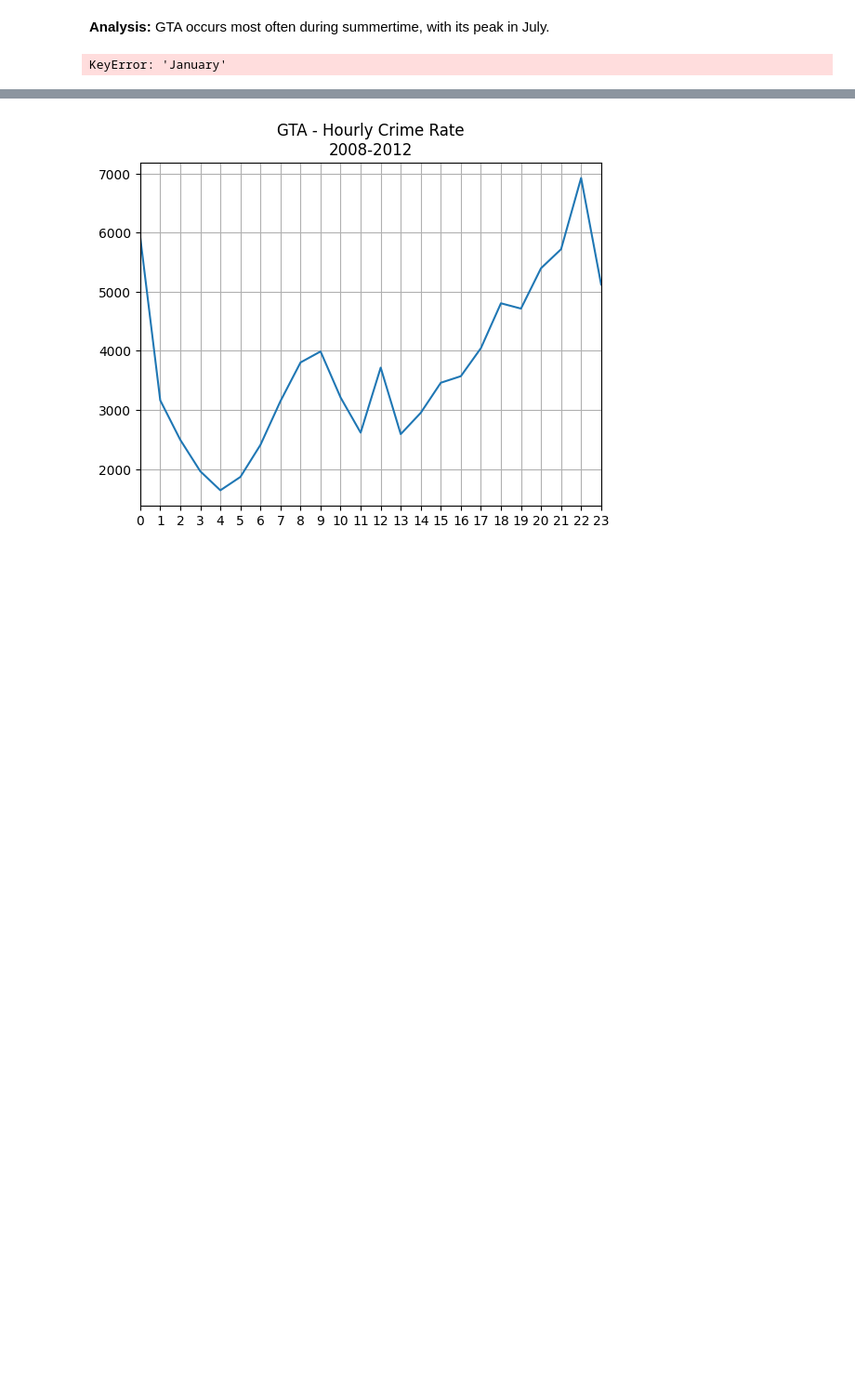
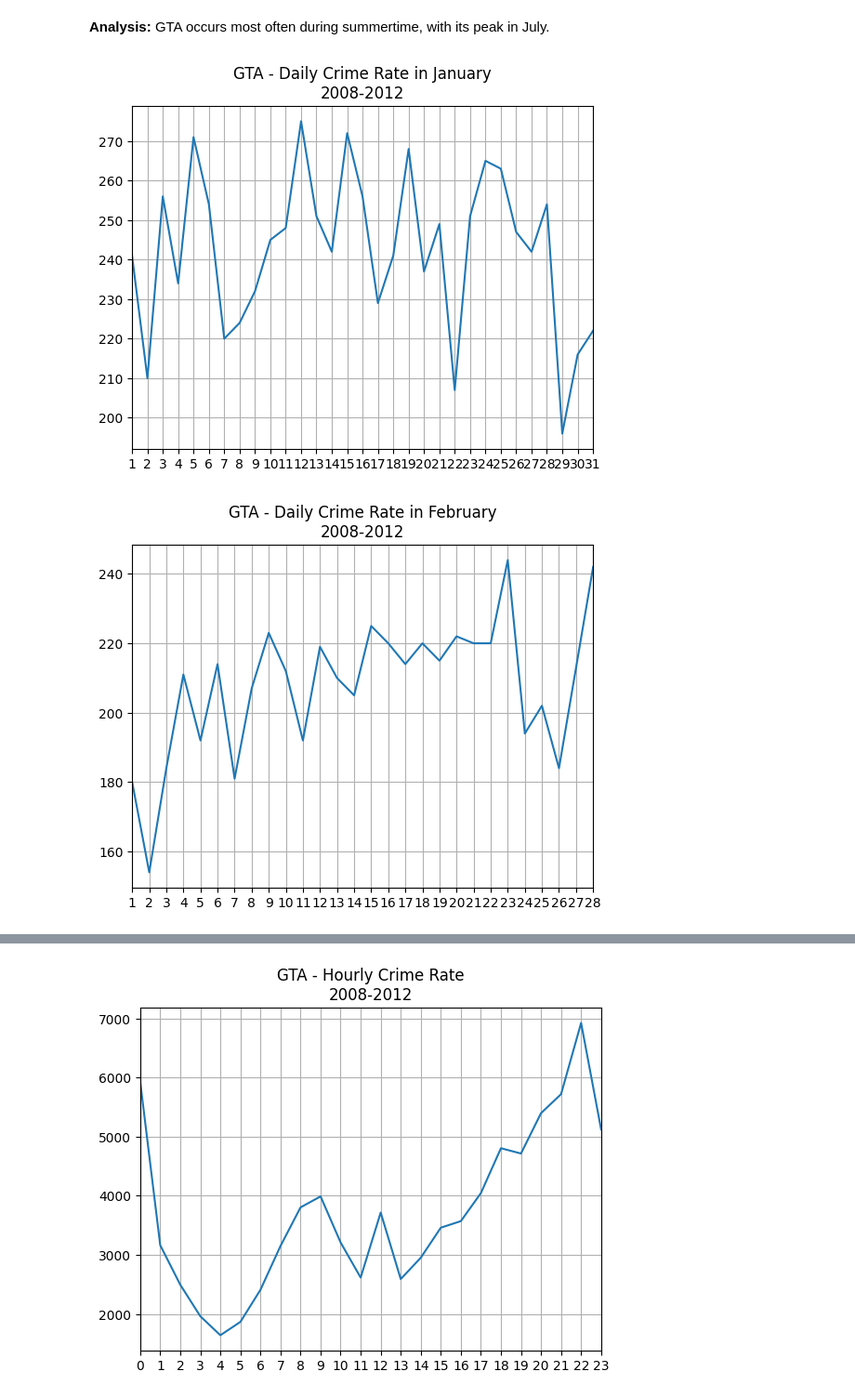
Before and after one commit to SVMino53/aiM24_Databehandling_Inlamning, a Jupyter notebook: chicago.ipynb, the cells around one changed output, grey strips where cells are left out. Shown at 93% size. Cells and saved outputs as stored; diff of their text form; code cells hidden in the pictures; blank space fills up the shorter version.

```diff
--- a/chicago.ipynb
+++ b/chicago.ipynb
@@ -664,13 +706,14 @@ plt.show()
 # %% [markdown]
 **Analysis:** GTA occurs most often during summertime, with its peak in July.
 # %%
-# TODO: Fix with the number of days in each month.
+months = pd.to_datetime(pd.Series([f"{month}" for month in range(1, 13)]), format="%m")
+days_per_month = months.dt.days_in_month
 
-for i, month in enumerate(months):
+for i, month in enumerate(months.dt.month_name()):
     month_mask = gta_df["Date"].dt.month_name() == month
-    days = list(range(1, gta_df["Date"].dt.days_in_month[month] + 1))
+    days = list(range(1, days_per_month[i] + 1))
     timeline_graph(days, lambda d: (gta_df[month_mask]["Date"].dt.day == d).sum(), f"GTA - Daily Crime Rate in {month}\n2008-2012")
-
-plt.show()
+    plt.show()
 # %% [output]
-KeyError: 'January'
+[figure, added]
+[figure, added]
```
Also changed, not shown: parts of 12 cells of this notebook.
